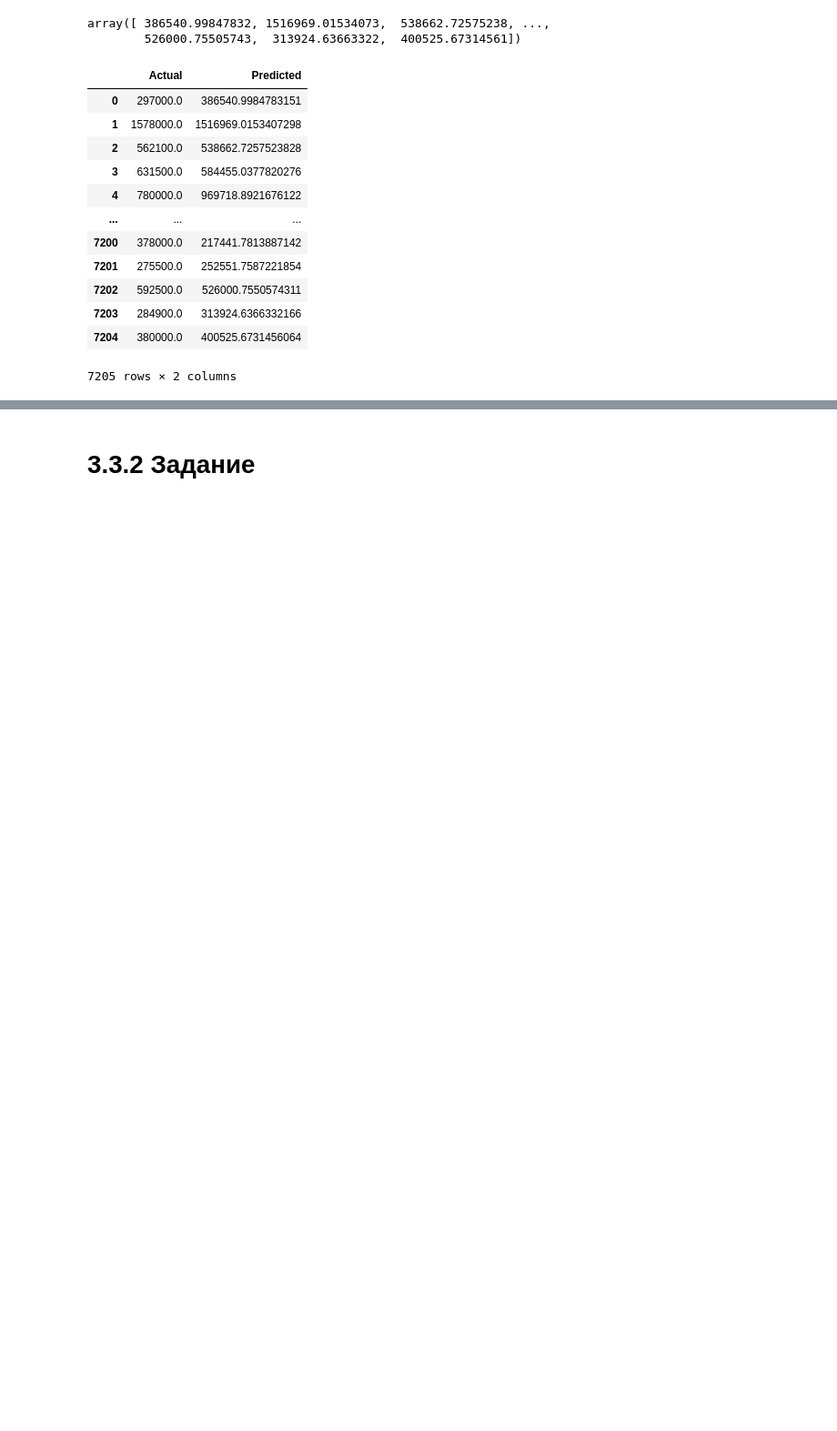
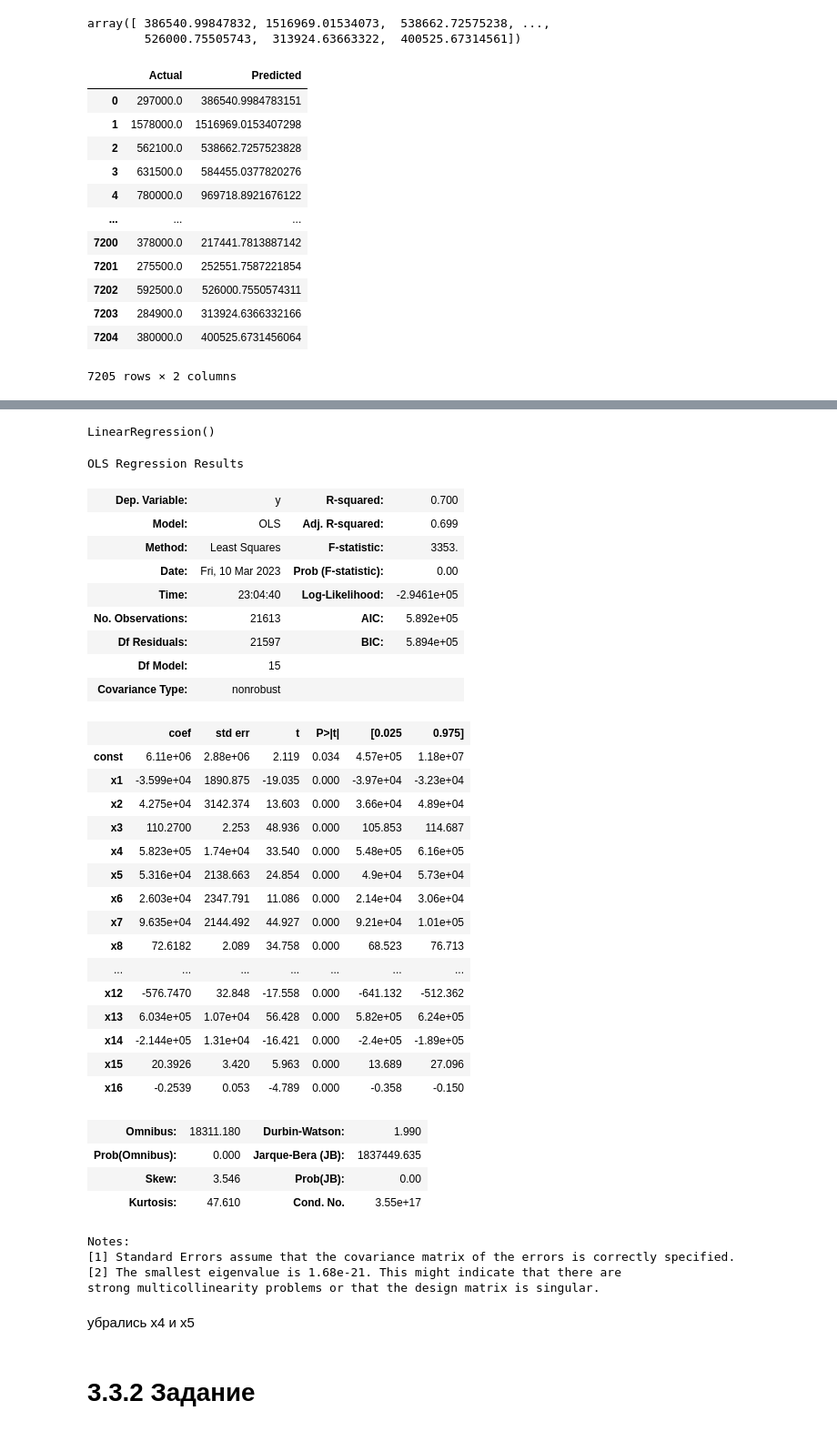
Before and after one commit to TimmmofeyD/WorkBook_AI, a Jupyter notebook: Lishchenko_Timofey_WorkBook4.ipynb, the cells around one changed output, grey strips where cells are left out. Shown: that part at 91% size. Saved outputs shown, nothing was run; the diff lists cells and outputs as text; code cells hidden in the pictures; blank space fills up the shorter version.

```diff
--- a/Lishchenko_Timofey_WorkBook4.ipynb
+++ b/Lishchenko_Timofey_WorkBook4.ipynb
@@ -711,0 +714,4 @@ dataset
+# %%
+df = pd.read_csv("./LReg.csv")
+X = df.iloc[:,3:].values
+Y = df.iloc[:,2].values
@@ -711,0 +724,4 @@ dataset
+# %%
+regressor.fit(x_train,y_train)
+# %% [output]
+LinearRegression()
@@ -712,2 +730,53 @@ dataset
+# %%
+X = np.append(arr = np.ones((21613,1)).astype(int), values = X, axis = 1)
+# %%
+import statsmodels.api as sm
+
+X_opt = X[:,[0,1,2,3,4,5,6,7,8,9,10,11,12,13,14,15,16,17,18]]
+# %%
+regression_OLS = sm.OLS(endog = Y , exog = X_opt).fit()
+regression_OLS.summary()
+
+X_opt = X[:,[0,1,2,3,6,7,8,9,10,11,12,13,14,15,16,17,18]]
+
+regression_OLS = sm.OLS(endog = Y , exog = X_opt).fit()
+regression_OLS.summary()
+# %% [output]
+OLS Regression Results
+| Dep. Variable: | y | R-squared: | 0.700 |
+| Model: | OLS | Adj. R-squared: | 0.699 |
+| Method: | Least Squares | F-statistic: | 3353. |
+| Date: | Fri, 10 Mar 2023 | Prob (F-statistic): | 0.00 |
+| Time: | 23:04:40 | Log-Likelihood: | -2.9461e+05 |
+| No. Observations: | 21613 | AIC: | 5.892e+05 |
+| Df Residuals: | 21597 | BIC: | 5.894e+05 |
+| Df Model: | 15 |  |  |
+| Covariance Type: | nonrobust |  |  |
+|  | coef | std err | t | P>|t| | [0.025 | 0.975] |
+| const | 6.11e+06 | 2.88e+06 | 2.119 | 0.034 | 4.57e+05 | 1.18e+07 |
+| x1 | -3.599e+04 | 1890.875 | -19.035 | 0.000 | -3.97e+04 | -3.23e+04 |
+| x2 | 4.275e+04 | 3142.374 | 13.603 | 0.000 | 3.66e+04 | 4.89e+04 |
+| x3 | 110.2700 | 2.253 | 48.936 | 0.000 | 105.853 | 114.687 |
+| x4 | 5.823e+05 | 1.74e+04 | 33.540 | 0.000 | 5.48e+05 | 6.16e+05 |
+| x5 | 5.316e+04 | 2138.663 | 24.854 | 0.000 | 4.9e+04 | 5.73e+04 |
+| x6 | 2.603e+04 | 2347.791 | 11.086 | 0.000 | 2.14e+04 | 3.06e+04 |
+| x7 | 9.635e+04 | 2144.492 | 44.927 | 0.000 | 9.21e+04 | 1.01e+05 |
+| x8 | 72.6182 | 2.089 | 34.758 | 0.000 | 68.523 | 76.713 |
+| ... | ... | ... | ... | ... | ... | ... |
+| x12 | -576.7470 | 32.848 | -17.558 | 0.000 | -641.132 | -512.362 |
+| x13 | 6.034e+05 | 1.07e+04 | 56.428 | 0.000 | 5.82e+05 | 6.24e+05 |
+| x14 | -2.144e+05 | 1.31e+04 | -16.421 | 0.000 | -2.4e+05 | -1.89e+05 |
+| x15 | 20.3926 | 3.420 | 5.963 | 0.000 | 13.689 | 27.096 |
+| x16 | -0.2539 | 0.053 | -4.789 | 0.000 | -0.358 | -0.150 |
+| Omnibus: | 18311.180 | Durbin-Watson: | 1.990 |
+| Prob(Omnibus): | 0.000 | Jarque-Bera (JB): | 1837449.635 |
+| Skew: | 3.546 | Prob(JB): | 0.00 |
+| Kurtosis: | 47.610 | Cond. No. | 3.55e+17 |
+Notes:
+[1] Standard Errors assume that the covariance matrix of the errors is correctly specified.
+[2] The smallest eigenvalue is 1.68e-21. This might indicate that there are
+strong multicollinearity problems or that the design matrix is singular.
+# %% [markdown]
+<p>убрались x4 и x5 </p>
 # %% [markdown]
 # 3.3.2 Задание
```
Also changed, not shown: parts of 13 cells of this notebook, 1 other file.
